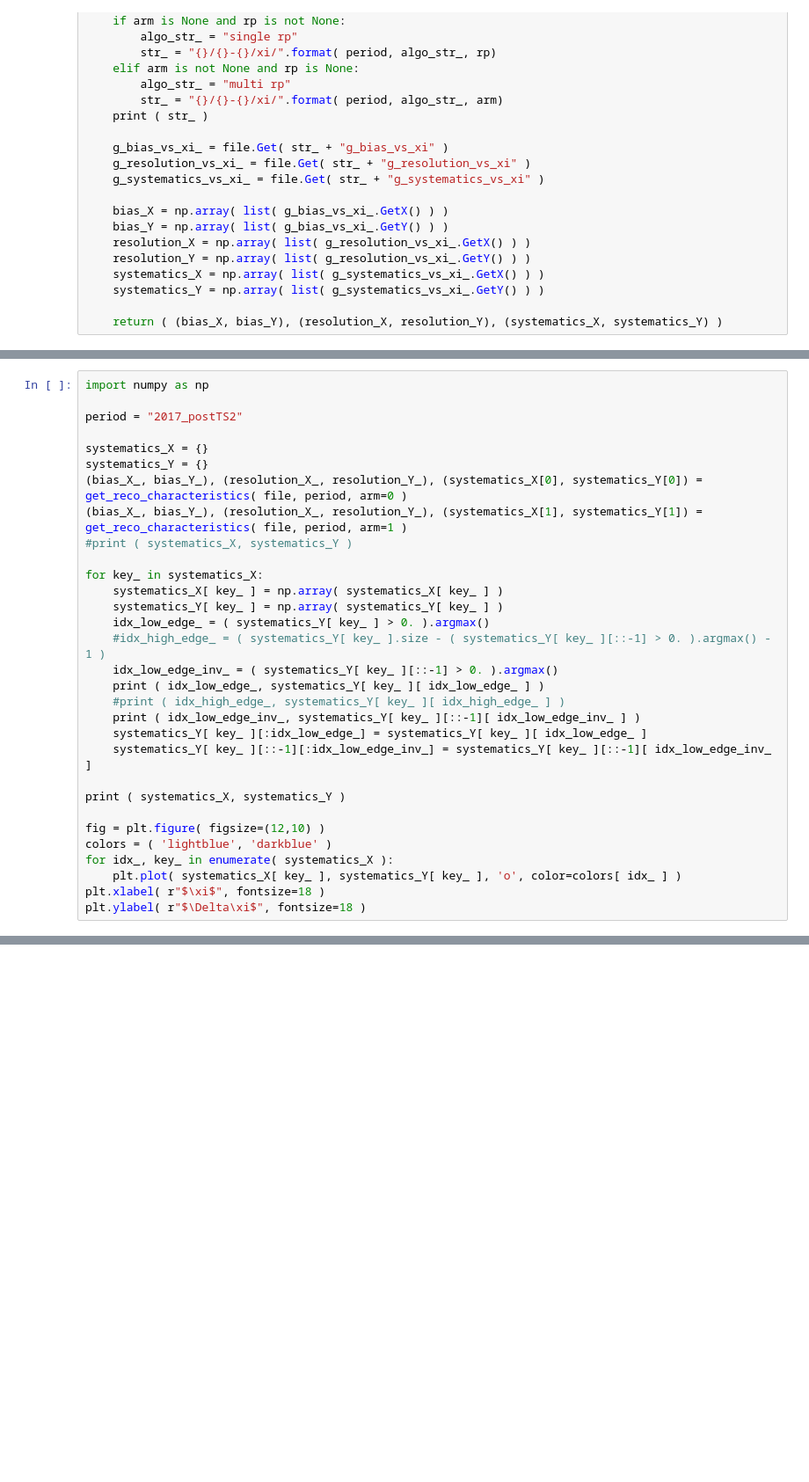
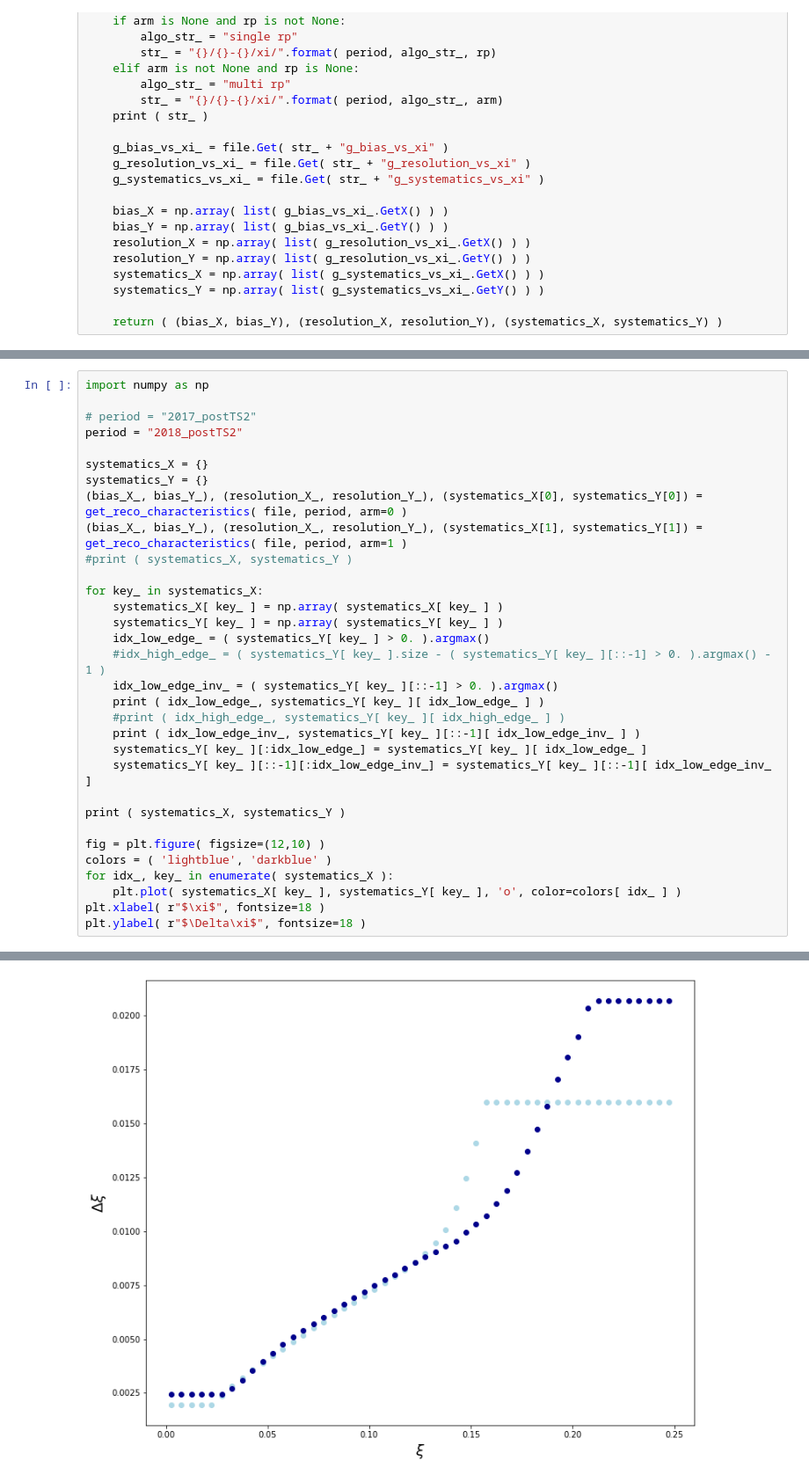
Before and after one commit to antoniovilela/pps-dilepton-analysis-notebook, a Jupyter notebook: Systematics-Proton-Xi.ipynb, the cells around one changed output, grey strips where cells are left out. Shown: that part at 88% size. Drawn from its saved outputs; the diff is of its cells as text; blank space fills up the shorter version.

```diff
--- a/Systematics-Proton-Xi.ipynb
+++ b/Systematics-Proton-Xi.ipynb
@@ -76,7 +87,8 @@ plt.plot( systematics_X, systematics_Y, 'o' )
 # %%
 import numpy as np
 
-period = "2017_postTS2"
+# period = "2017_postTS2"
+period = "2018_postTS2"
 
 systematics_X = {}
 systematics_Y = {}
@@ -104,3 +116,4 @@ for idx_, key_ in enumerate( systematics_X ):
     plt.plot( systematics_X[ key_ ], systematics_Y[ key_ ], 'o', color=colors[ idx_ ] )
 plt.xlabel( r"$\xi$", fontsize=18 )
 plt.ylabel( r"$\Delta\xi$", fontsize=18 )
+# %% [output]
@@ -107,3 +138,4 @@ plt.ylabel( r"$\Delta\xi$", fontsize=18 )
+[figure, added]
 # %%
 def get_systematics_vs_xi( data_periods, fileName="reco_characteristics/reco_characteristics_version1.root" ):
 
```
Also changed, not shown: parts of 8 cells of this notebook, 2 other files.
